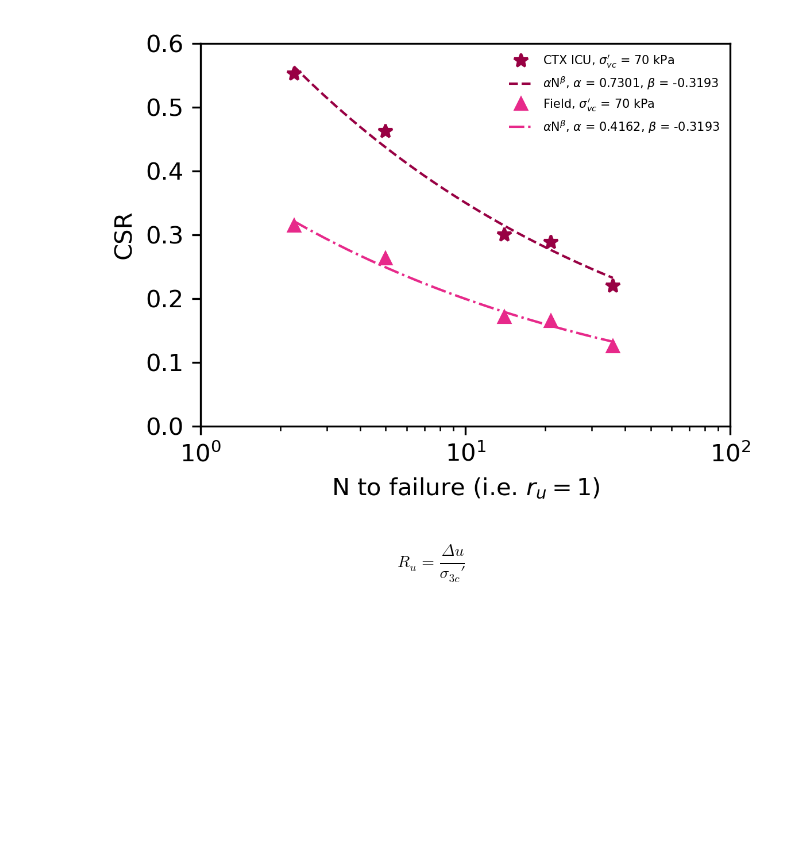
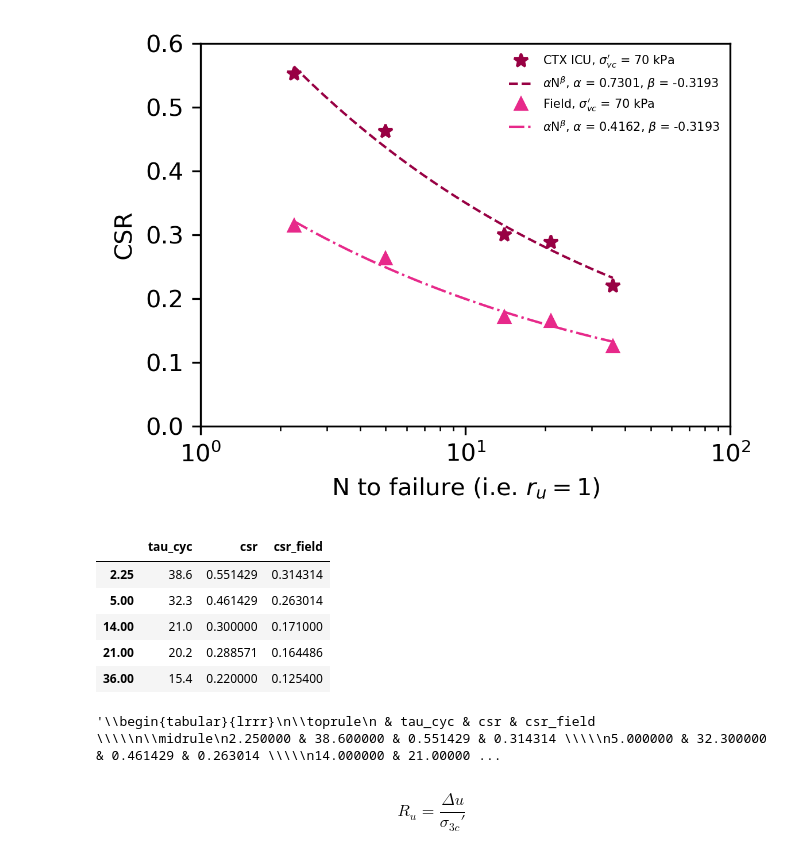
Before and after one commit to bKeungAuyeung/CE543-HW6, a Jupyter notebook: bAuyeung_HW6_CE543.ipynb, the cells around one changed output. Drawn from its saved outputs; the diff is of its cells as text; code cells hidden in the pictures; blank space fills up the shorter version.

```diff
--- a/bAuyeung_HW6_CE543.ipynb
+++ b/bAuyeung_HW6_CE543.ipynb
@@ -171,6 +171,20 @@ ax.legend(frameon=False, loc='best', fontsize=5, ncol = 1)
 plt.show()
 # %% [output]
 [figure]
+# %%
+problem3_table = pd.DataFrame({'tau_cyc': tau_cyc_70p3, 'csr': csr_70p3, 'csr_field': csr_70p3_field}, index = N_failure_70p3)
+problem3_table
+# %% [output]
+|  | tau_cyc | csr | csr_field |
+| 2.25 | 38.6 | 0.551429 | 0.314314 |
+| 5.00 | 32.3 | 0.461429 | 0.263014 |
+| 14.00 | 21.0 | 0.300000 | 0.171000 |
+| 21.00 | 20.2 | 0.288571 | 0.164486 |
+| 36.00 | 15.4 | 0.220000 | 0.125400 |
+# %%
+problem3_table.to_latex()
+# %% [output]
+'\\begin{tabular}{lrrr}\n\\toprule\n & tau_cyc & csr & csr_field \\\\\n\\midrule\n2.250000 & 38.600000 & 0.551429 & 0.314314 \\\\\n5.000000 & 32.300000 & 0.461429 & 0.263014 \\\\\n14.000000 & 21.00000 ...
 # %% [markdown]
 $$ R_u = \frac{\Delta u}{\sigma_{3c}'} $$
 # %%
```
Also changed, not shown: 2 other files.
